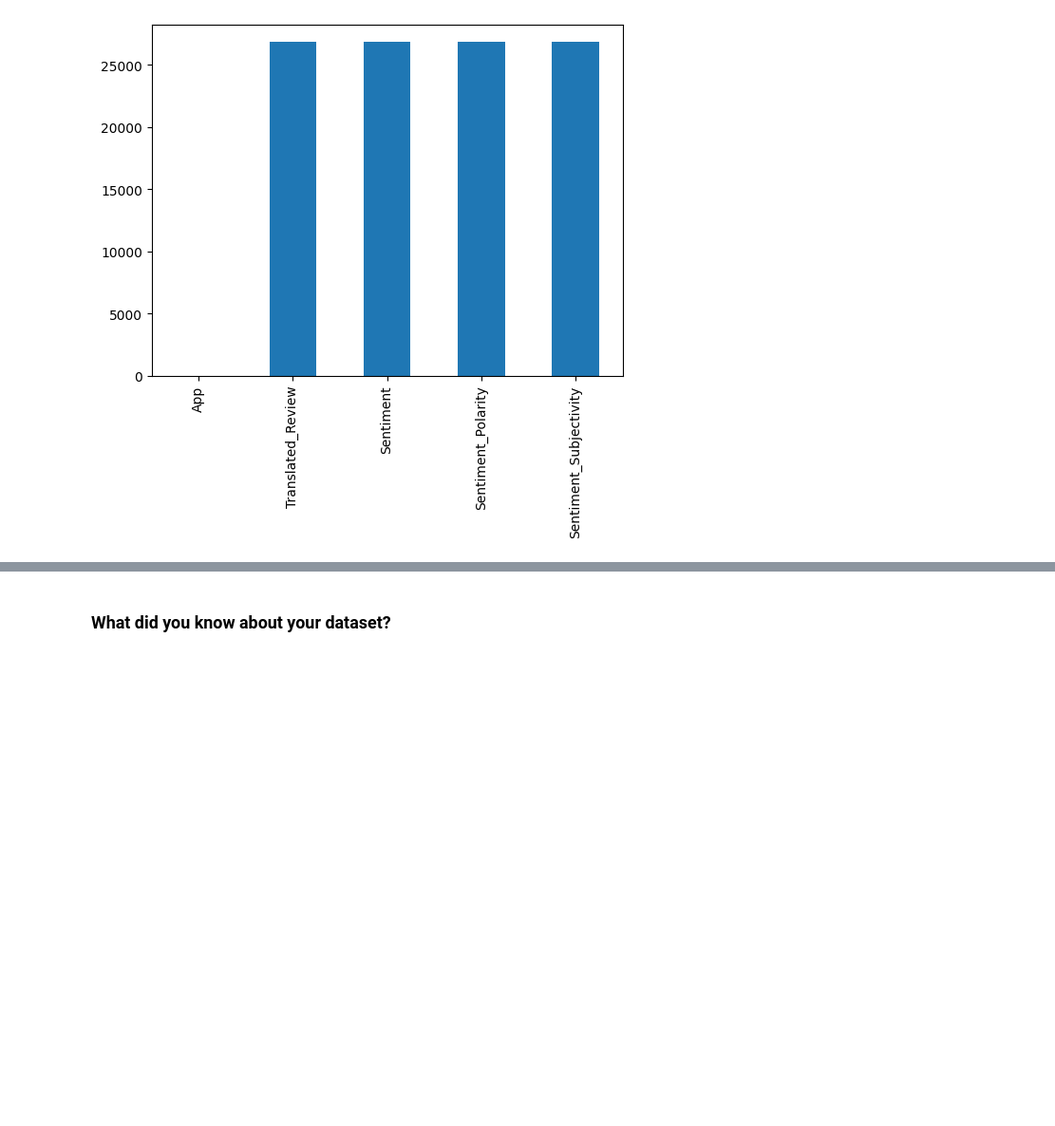
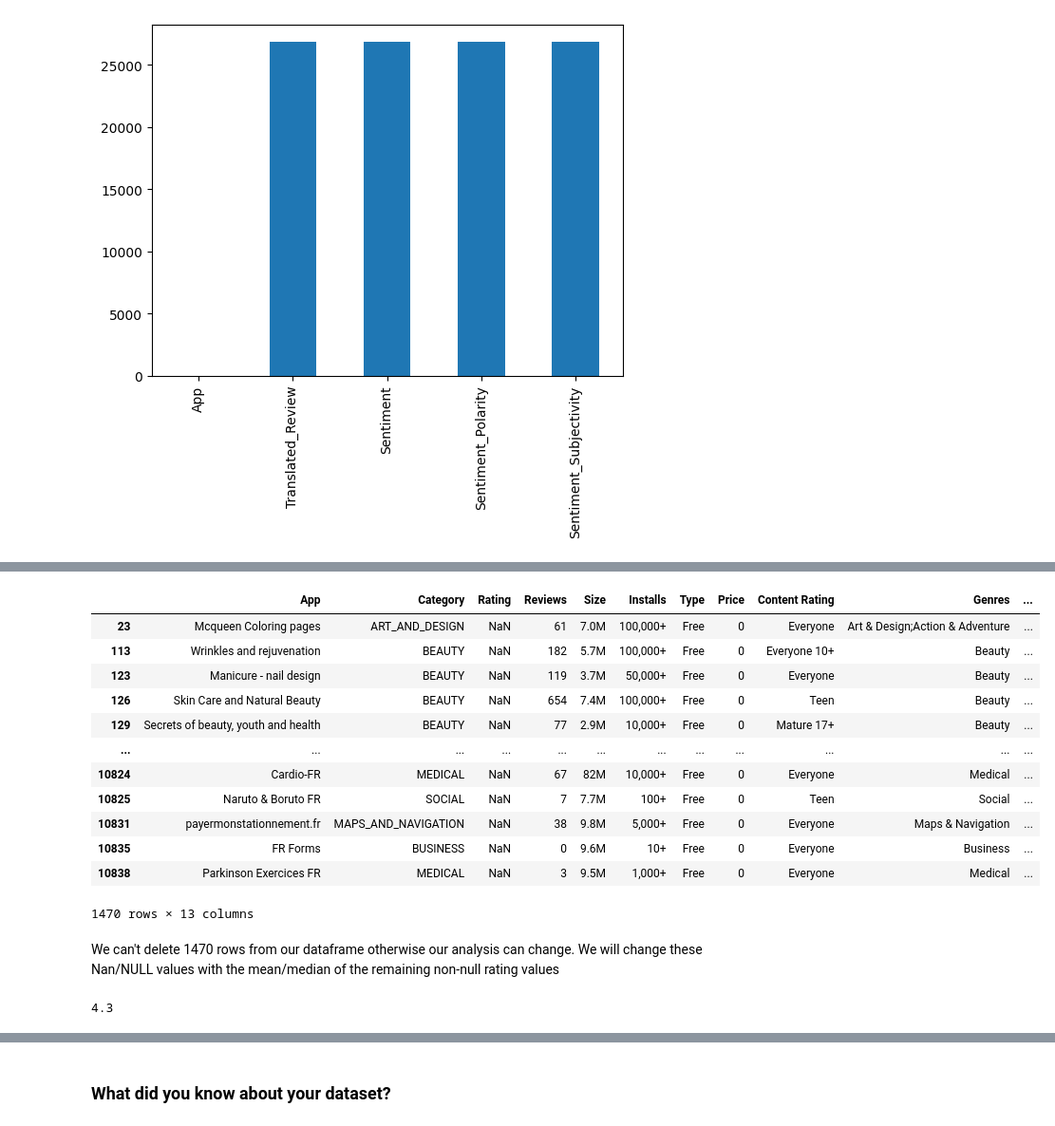
Before and after one commit to mridulbadika/Play-Store-App-Review-Analysis, a Jupyter notebook: EDA_on_Play_Store_App_Review_Analysis.ipynb, the cells around one changed output, grey strips where cells are left out. Shown at 95% size. Cells and saved outputs as stored; diff of their text form; code cells hidden in the pictures; blank space fills up the shorter version.

```diff
--- a/EDA_on_Play_Store_App_Review_Analysis.ipynb
+++ b/EDA_on_Play_Store_App_Review_Analysis.ipynb
@@ -220,0 +260,3 @@ plt.show()
+# %%
+# delete all the rows where Android Ver is NaN
+apps_df = apps_df[apps_df['Android Ver'].notna()]
@@ -220,0 +268,3 @@ plt.show()
+# %%
+# deleting all the 8 rows which contain current Ver as Nan
+apps_df = apps_df[apps_df['Current Ver'].notna()]
@@ -220,0 +299,4 @@ plt.show()
+# %%
+# Replacing the NaN value in 'Type' column corresponding to row index 9148 with 'Free'
+
+apps_df.loc[9148,'Type'] = 'Free'
@@ -220,0 +321,26 @@ plt.show()
+# %%
+# The rows containing NaN values in the Rating column
+
+apps_df[apps_df['Rating'].isnull()]
+# %% [output]
+|  | App | Category | Rating | Reviews | Size | Installs | Type | Price | Content Rating | Genres | ... |
+| 23 | Mcqueen Coloring pages | ART_AND_DESIGN | NaN | 61 | 7.0M | 100,000+ | Free | 0 | Everyone | Art & Design;Action & Adventure | ... |
+| 113 | Wrinkles and rejuvenation | BEAUTY | NaN | 182 | 5.7M | 100,000+ | Free | 0 | Everyone 10+ | Beauty | ... |
+| 123 | Manicure - nail design | BEAUTY | NaN | 119 | 3.7M | 50,000+ | Free | 0 | Everyone | Beauty | ... |
+| 126 | Skin Care and Natural Beauty | BEAUTY | NaN | 654 | 7.4M | 100,000+ | Free | 0 | Teen | Beauty | ... |
+| 129 | Secrets of beauty, youth and health | BEAUTY | NaN | 77 | 2.9M | 10,000+ | Free | 0 | Mature 17+ | Beauty | ... |
+| ... | ... | ... | ... | ... | ... | ... | ... | ... | ... | ... | ... |
+| 10824 | Cardio-FR | MEDICAL | NaN | 67 | 82M | 10,000+ | Free | 0 | Everyone | Medical | ... |
+| 10825 | Naruto & Boruto FR | SOCIAL | NaN | 7 | 7.7M | 100+ | Free | 0 | Teen | Social | ... |
+| 10831 | payermonstationnement.fr | MAPS_AND_NAVIGATION | NaN | 38 | 9.8M | 5,000+ | Free | 0 | Everyone | Maps & Navigation | ... |
+| 10835 | FR Forms | BUSINESS | NaN | 0 | 9.6M | 10+ | Free | 0 | Everyone | Business | ... |
+| 10838 | Parkinson Exercices FR | MEDICAL | NaN | 3 | 9.5M | 1,000+ | Free | 0 | Everyone | Medical | ... |
+1470 rows × 13 columns
+# %% [markdown]
+We can't delete 1470 rows from our dataframe otherwise our analysis can change. We will change these Nan/NULL values with the mean/median of the remaining non-null rating values
+# %%
+# Find Median of all non NaN values of rating column
+median_rating = apps_df[~apps_df['Rating'].isnull()]['Rating'].median()
+median_rating
+# %% [output]
+4.3
```
Also changed, not shown: parts of 65 cells of this notebook.
